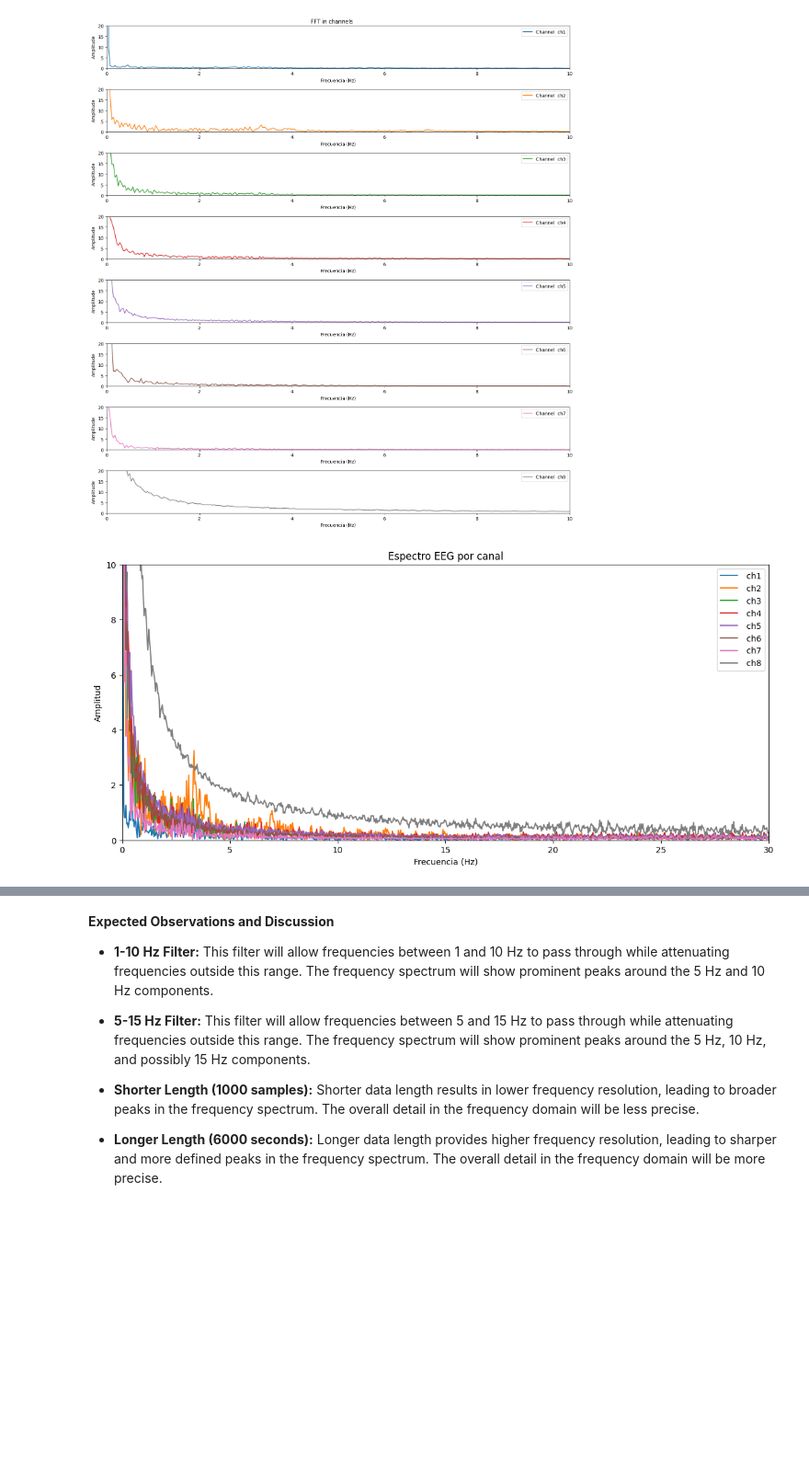
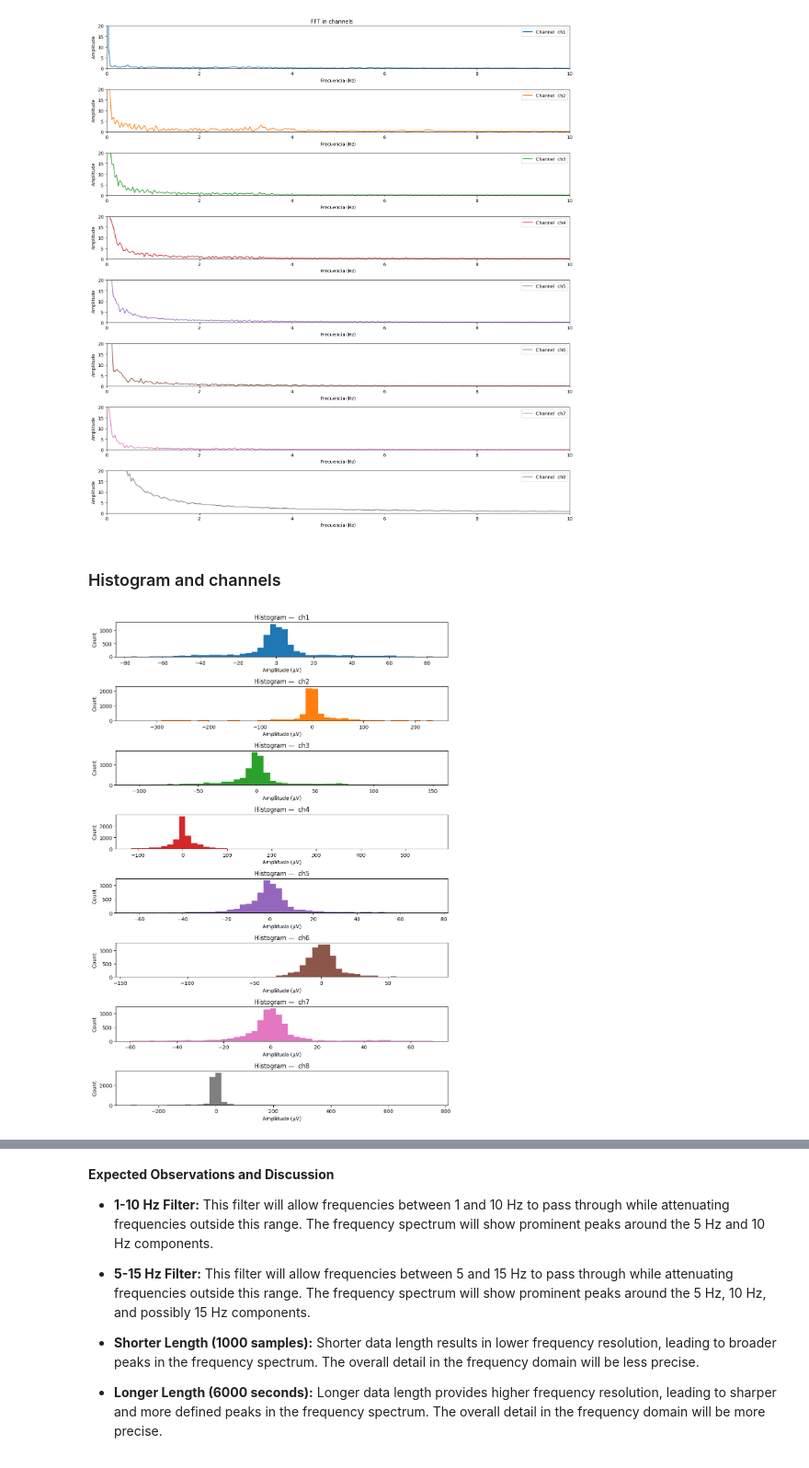
Before and after one commit to darcktyler/EEG_Signal_Processing_FFT_Hilbert_Wavelets, a Jupyter notebook: eeg-signal-processing-analysis-neuroscience.ipynb, the cells around one changed output, grey strips where cells are left out. Shown at 92% size. Drawn from its saved outputs; the diff is of its cells as text; code cells hidden in the pictures; blank space fills up the shorter version.

```diff
--- a/eeg-signal-processing-analysis-neuroscience.ipynb
+++ b/eeg-signal-processing-analysis-neuroscience.ipynb
@@ -350,18 +389,18 @@ plt.tight_layout()
 plt.show()
 # %% [output]
 [figure]
-# %%
-# Plot all the channels in one single plot
-plt.figure(figsize=(14,6))
-for channel in fft_magnitude.columns:
-    plt.plot(frequencies, fft_magnitude[channel], label=channel)
-
-plt.xlabel("Frecuencia (Hz)")
-plt.ylabel("Amplitud")
-plt.title("Espectro EEG por canal")
-plt.legend()
-plt.xlim([0, 30])
-plt.ylim([0, 10])
-plt.show()
-# %% [output]
-[figure, removed]
+# %% [markdown]
+### Histogram and channels
+# %%
+fig, axs = plt.subplots(len(eeg_data_bp_filtered.columns), figsize=(10, 14))
+
+for i, channel in enumerate(eeg_data_bp_filtered.columns):
+    axs[i].hist(eeg_data_bp_filtered[channel], bins=50, color=set_of_colors[i])
+    axs[i].set_title(f'Histogram — {channel}')
+    axs[i].set_xlabel('Amplitude (µV)')
+    axs[i].set_ylabel('Count')
+
+plt.tight_layout()
+plt.show()
+# %% [output]
+[figure, added]
```
Also changed, not shown: parts of 12 cells of this notebook.
